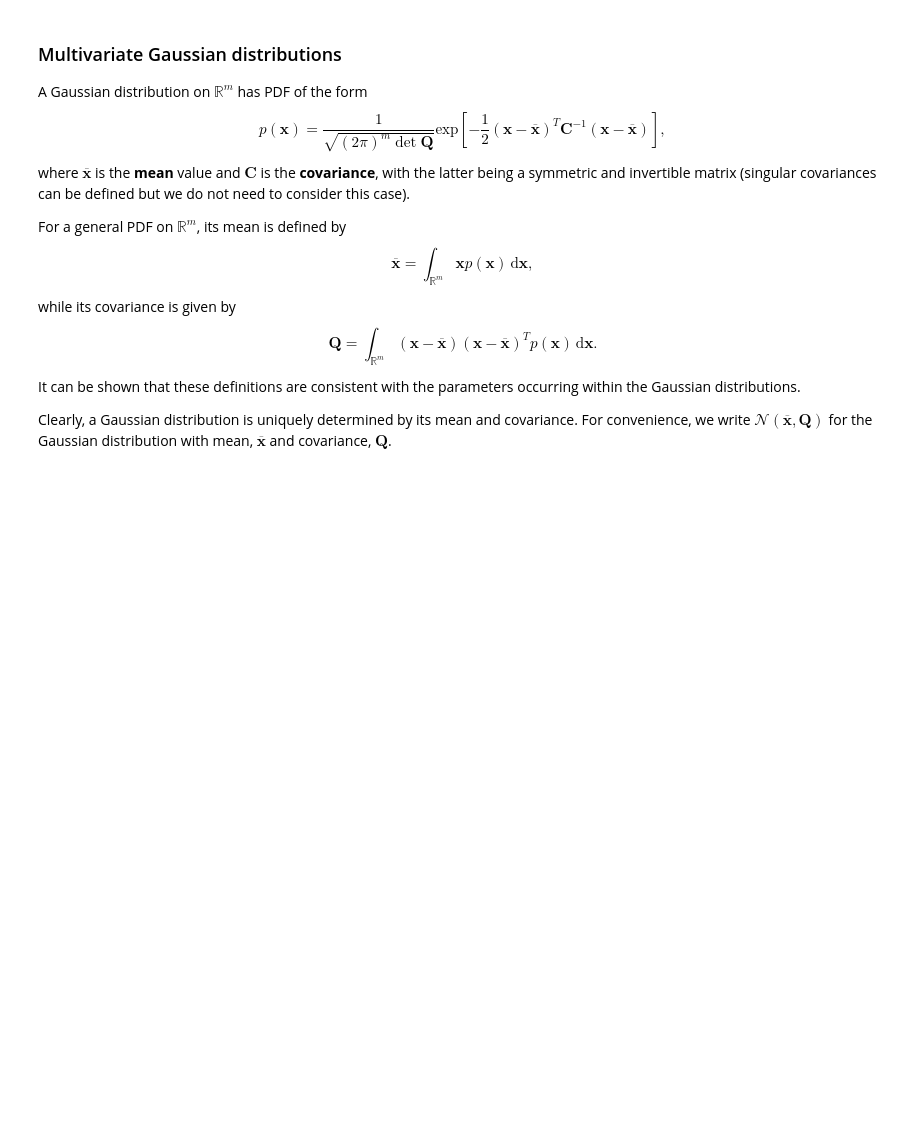
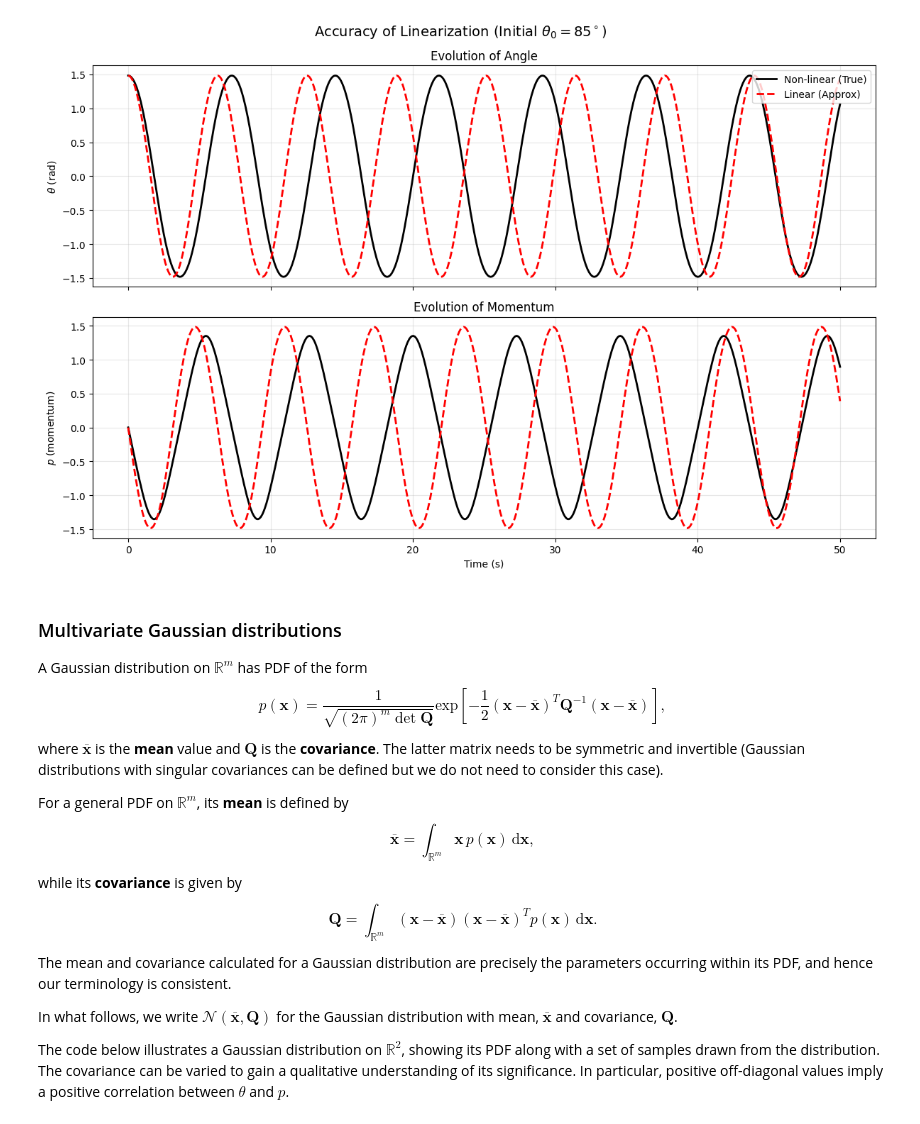
Before and after one commit to benwulmer/QCES_data_assimilation, a Jupyter notebook: lectures/lecture2.ipynb, the cells around one changed output. Drawn from its saved outputs; the diff is of its cells as text; code cells hidden in the pictures; blank space fills up the shorter version.

```diff
--- a/lectures/lecture2.ipynb
+++ b/lectures/lecture2.ipynb
@@ -171,42 +164,41 @@ params = {'L': 1.0, 'm': 1.0, 'g': 1.0}
 t_points = np.linspace(0, 50, 500)
 
 # Set the initial perturbation
-theta_0 = 175
+theta_0 = 85
 y0 = [np.deg2rad(theta_0), 0.0]
 
-# Solve both models using the dimension-agnostic engine
 # True Non-linear physics
 sol_nl = pendulum.solve_trajectory(
     pendulum.single.physics.eom, y0, t_points, args=tuple(params.values())
 )
 
 # Linearization at equilibrium
 sol_l = pendulum.solve_trajectory(
     pendulum.single.physics.eom_linear_static, y0, t_points, args=tuple(params.values())
 )
 
 # Visualization
 fig, (ax1, ax2) = plt.subplots(2, 1, figsize=(12, 8), sharex=True)
 
-# --- Subplot 1: Angle (Theta) ---
 ax1.plot(t_points, sol_nl[0], 'k-', lw=2, label='Non-linear (True)')
 ax1.plot(t_points, sol_l[0], 'r--', lw=2, label='Linear (Approx)')
 ax1.set_ylabel(r"$\theta$ (rad)")
 ax1.set_title("Evolution of Angle")
 ax1.legend(loc='upper right')
 ax1.grid(True, alpha=0.3)
 
-# --- Subplot 2: Momentum (p) ---
 ax2.plot(t_points, sol_nl[1], 'k-', lw=2, label='Non-linear (True)')
 ax2.plot(t_points, sol_l[1], 'r--', lw=2, label='Linear (Approx)')
 ax2.set_ylabel(r"$p$ (momentum)")
 ax2.set_xlabel("Time (s)")
 ax2.set_title("Evolution of Momentum")
 ax2.grid(True, alpha=0.3)
 
 plt.suptitle(f'Accuracy of Linearization (Initial $\\theta_{{0}} = {theta_0}^\\circ$)', fontsize=14)
 plt.tight_layout()
 plt.show()
+# %% [output]
+[figure, added]
 # %% [markdown]
 
 ### Multivariate Gaussian distributions
@@ -215,26 +207,26 @@ A Gaussian distribution on $\mathbb{R}^{m}$ has PDF of the form
 $$
 p(\mathbf{x}) = \frac{1}{\sqrt{(2\pi)^{m} \det\mathbf{Q}}}
 \mathrm{exp}\!\left[
-    -\frac{1}{2}(\mathbf{x}-\overline{\mathbf{x}})^{T}\mathbf{C}^{-1}(\mathbf{x}-\overline{\mathbf{x}})
+    -\frac{1}{2}(\mathbf{x}-\overline{\mathbf{x}})^{T}\mathbf{Q}^{-1}(\mathbf{x}-\overline{\mathbf{x}})
     \right],
 $$
-where $\overline{\mathbf{x}}$ is the **mean** value and $\mathbf{C}$ is the **covariance**, with the
-latter being a symmetric and invertible matrix (singular covariances can be defined but
-we do not need to consider this case).
+where $\overline{\mathbf{x}}$ is the **mean** value and $\mathbf{Q}$ is the **covariance**. The latter matrix needs to be symmetric and invertible
+(Gaussian distributions with singular covariances can be defined but we do not need to consider this case).
 
-For a general PDF on $\mathbb{R}^{m}$, its mean is defined by
+For a general PDF on $\mathbb{R}^{m}$, its **mean** is defined by
 $$
-\overline{\mathbf{x}} = \int_{\mathbb{R}^{m}} \mathbf{x} p(\mathbf{x}) \,\mathrm{d}\mathbf{x},
+\overline{\mathbf{x}} = \int_{\mathbb{R}^{m}} \mathbf{x} \,p(\mathbf{x}) \,\mathrm{d}\mathbf{x},
 $$
-while its covariance is given by
+while its **covariance** is given by
 $$
 \mathbf{Q} = \int_{\mathbb{R}^{m}} (\mathbf{x}-\overline{\mathbf{x}}) (\mathbf{x}-\overline{\mathbf{x}})^{T} p(\mathbf{x}) \,\mathrm{d}\mathbf{x}.
 $$
-It can be shown that these definitions are consistent with the parameters occurring within the Gaussian
-distributions.
+The mean and covariance calculated for a Gaussian distribution are precisely the parameters occurring within its PDF, and hence our terminology is consistent.
 
-Clearly, a Gaussian distribution is uniquely determined by its mean and covariance. For convenience, we write $\mathcal{N}(\overline{\mathbf{x}},\mathbf{Q})$ for the
-Gaussian distribution with mean, $\overline{\mathbf{x}}$ and covariance, $\mathbf{Q}$.
+In what follows, we write $\mathcal{N}(\overline{\mathbf{x}},\mathbf{Q})$ for the  Gaussian distribution with mean, $\overline{\mathbf{x}}$ and covariance, $\mathbf{Q}$.
+
+The code below illustrates a Gaussian distribution on $\mathbb{R}^{2}$, showing its PDF along with a set of samples drawn from the distribution. The covariance can be varied to gain
+a qualitative understanding of its significance. In particular, positive off-diagonal values imply a positive correlation between $\theta$ and $p$.
 # %%
 import numpy as np
 import matplotlib.pyplot as plt
```
Also changed, not shown: parts of 11 cells of this notebook, 1 other file.
